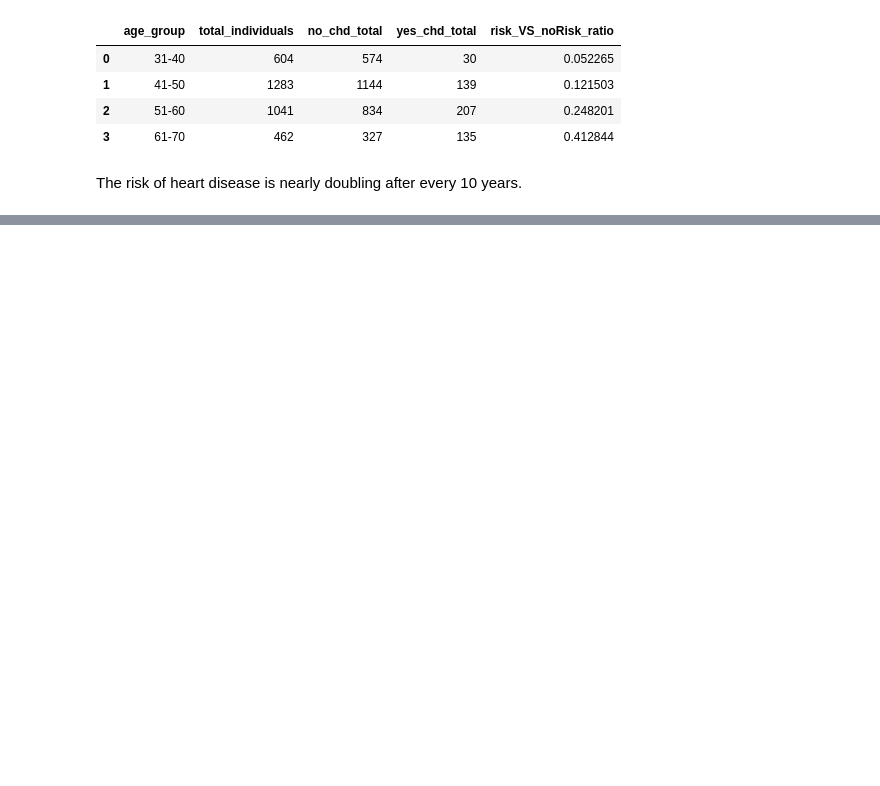
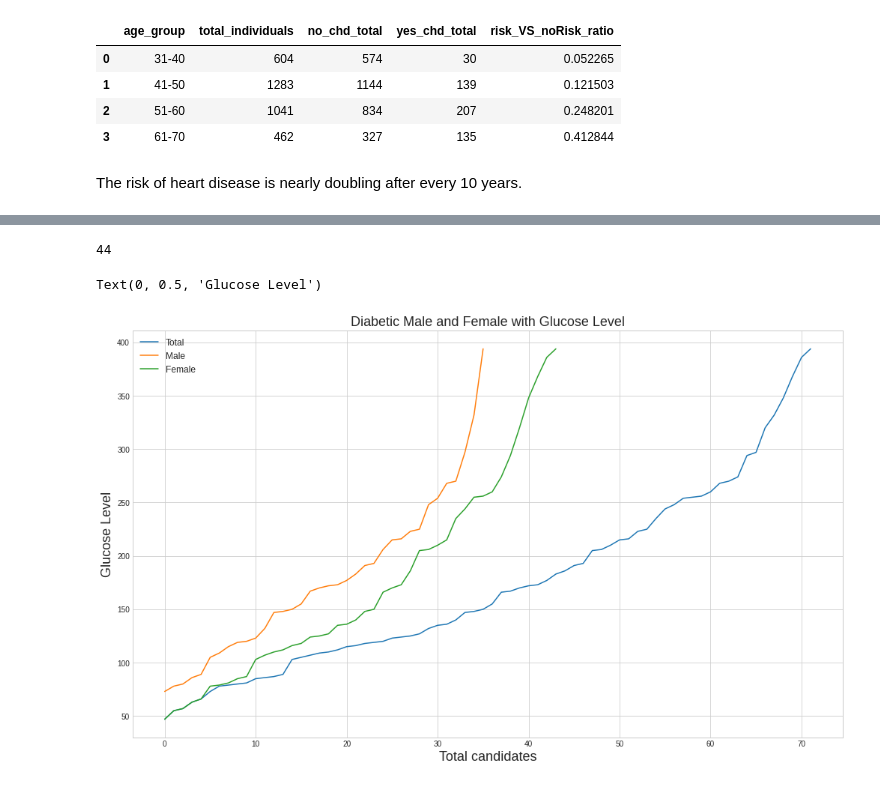
Before and after one commit to chvikas/cardiovascular-risk-prediction, a Jupyter notebook: Cardiovascular_Risk_Prediction.ipynb, the cells around one changed output, grey strips where cells are left out. Cells and saved outputs as stored; diff of their text form; code cells hidden in the pictures; blank space fills up the shorter version.

```diff
--- a/Cardiovascular_Risk_Prediction.ipynb
+++ b/Cardiovascular_Risk_Prediction.ipynb
@@ -397,0 +687,17 @@ The risk of heart disease is nearly doubling after every 10 years.
+# %%
+len(df[(df['diabetes']==1) & (df['sex']=='M')]['glucose'].value_counts().sort_index().to_dict().keys())
+len(df[(df['diabetes']==1) & (df['sex']=='F')]['glucose'].value_counts().sort_index().to_dict().keys())
+# %% [output]
+44
+# %%
+plt.figure(figsize=(17,10))
+plt.plot(list(df[df['diabetes']==1]['glucose'].value_counts().sort_index().to_dict().keys()))
+plt.plot(list(df[(df['diabetes']==1) & (df['sex']=='M')]['glucose'].value_counts().sort_index().to_dict().keys()))
+plt.plot(list(df[(df['diabetes']==1) & (df['sex']=='F')]['glucose'].value_counts().sort_index().to_dict().keys()))
+plt.legend(['Total','Male','Female'],fontsize=12)
+plt.title("Diabetic Male and Female with Glucose Level",fontsize=18)
+plt.xlabel('Total candidates',fontsize=18)
+plt.ylabel('Glucose Level',fontsize=18)
+# %% [output]
+Text(0, 0.5, 'Glucose Level')
+[figure, added]
```
Also changed, not shown: parts of 78 cells of this notebook.
